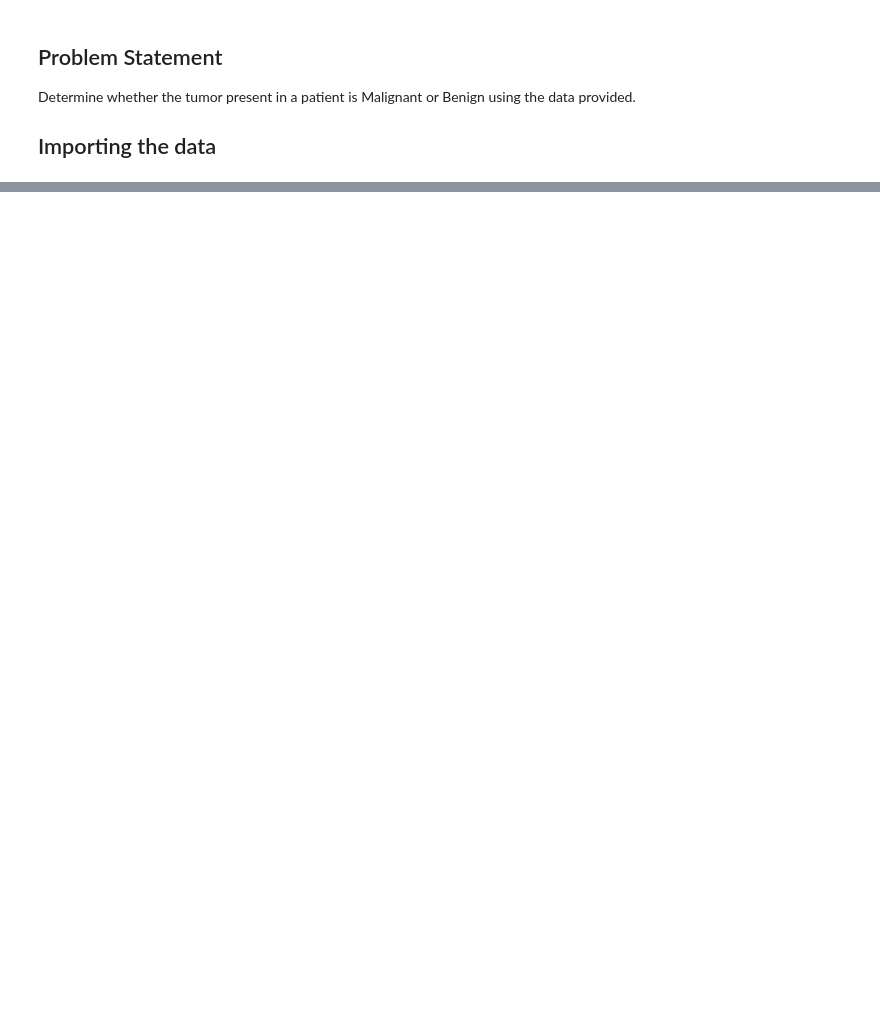
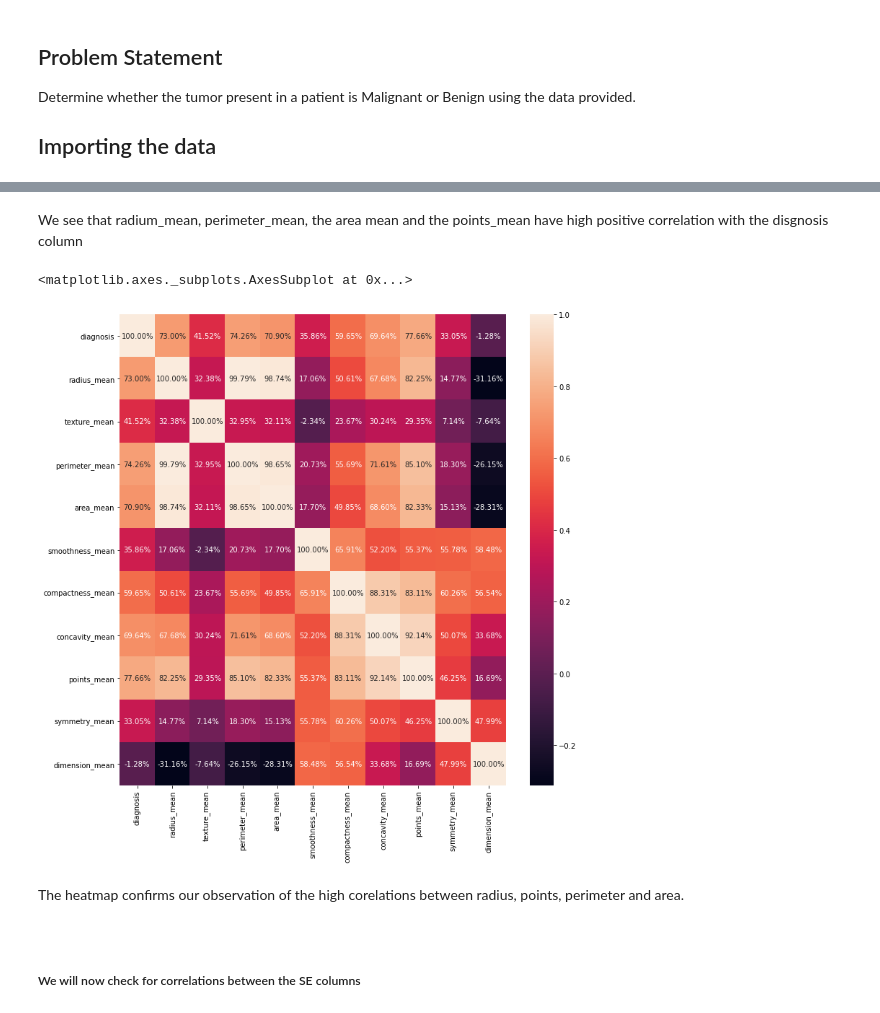
Before and after one commit to Aniket-Mishra/playing-with-data, a Jupyter notebook: winconsin-breast-cancer-research/notebook/winconsin breast cancer data analysis.ipynb, the cells around one changed output, grey strips where cells are left out. Saved outputs shown, nothing was run; the diff lists cells and outputs as text; code cells hidden in the pictures; blank space fills up the shorter version.

```diff
--- a/winconsin-breast-cancer-research/notebook/winconsin breast cancer data analysis.ipynb
+++ b/winconsin-breast-cancer-research/notebook/winconsin breast cancer data analysis.ipynb
@@ -44,0 +176,5 @@ warnings.filterwarnings('ignore')
+# %%
+cancer_mean = pd.DataFrame()
+cancer_mean = cancer_data.iloc[:, 1:12]
+cancer_mean['diagnosis'] = cancer_data['diagnosis']
+cancer_mean.head().T
@@ -44,0 +209,12 @@ warnings.filterwarnings('ignore')
+# %% [markdown]
+We see that radium_mean, perimeter_mean, the area mean and the points_mean have high positive correlation with the disgnosis column
+# %%
+plt.figure(figsize=(12,12))
+sns.heatmap(cancer_mean.corr(), annot=True, fmt='.2%')
+# %% [output]
+<matplotlib.axes._subplots.AxesSubplot at 0x...>
+[figure, added]
+# %% [markdown]
+The heatmap confirms our observation of the high corelations between radius, points, perimeter and area.
+<br><br><br>
+##### We will now check for correlations between the SE columns
```
Also changed, not shown: parts of 67 cells of this notebook.
